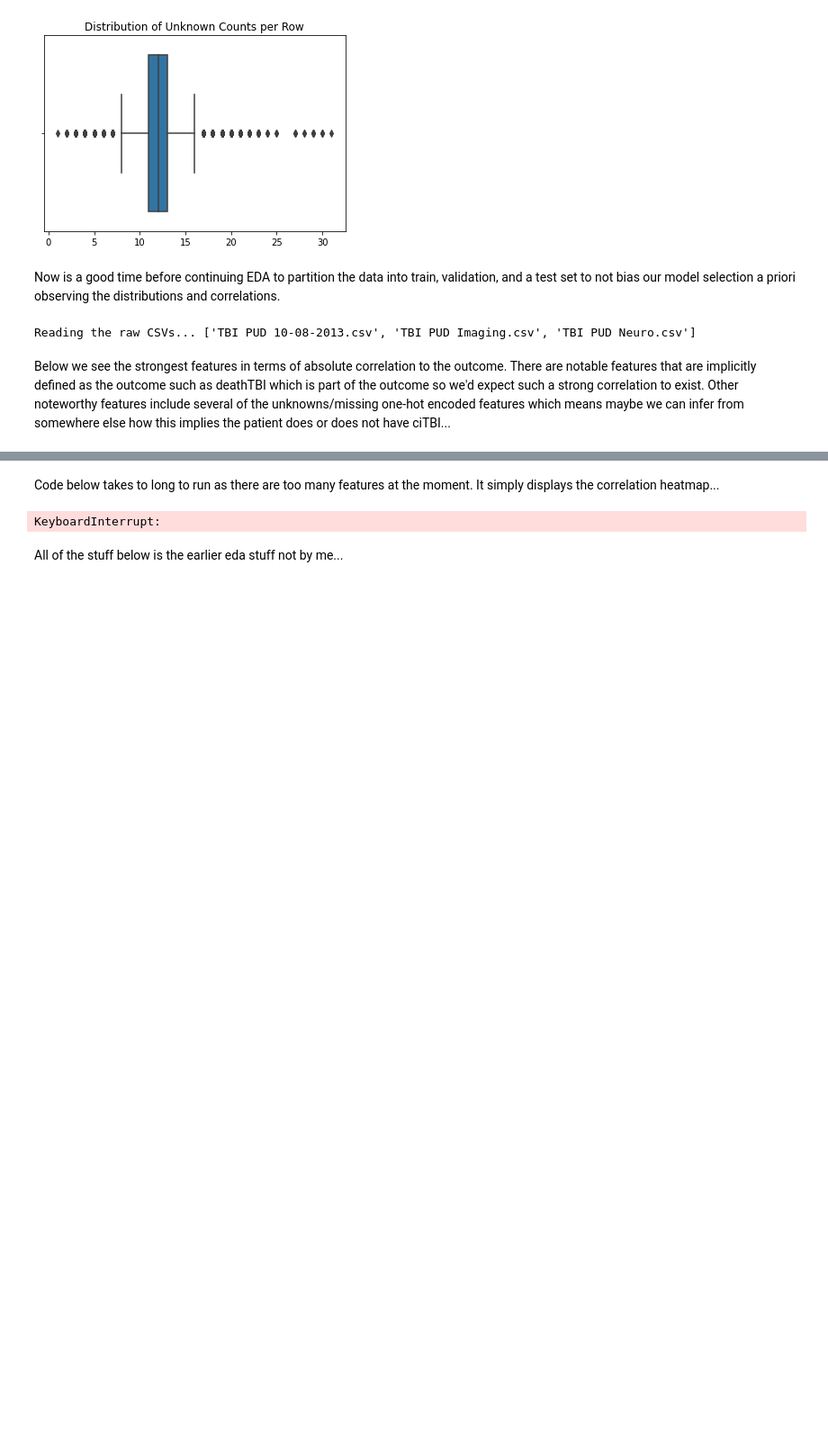
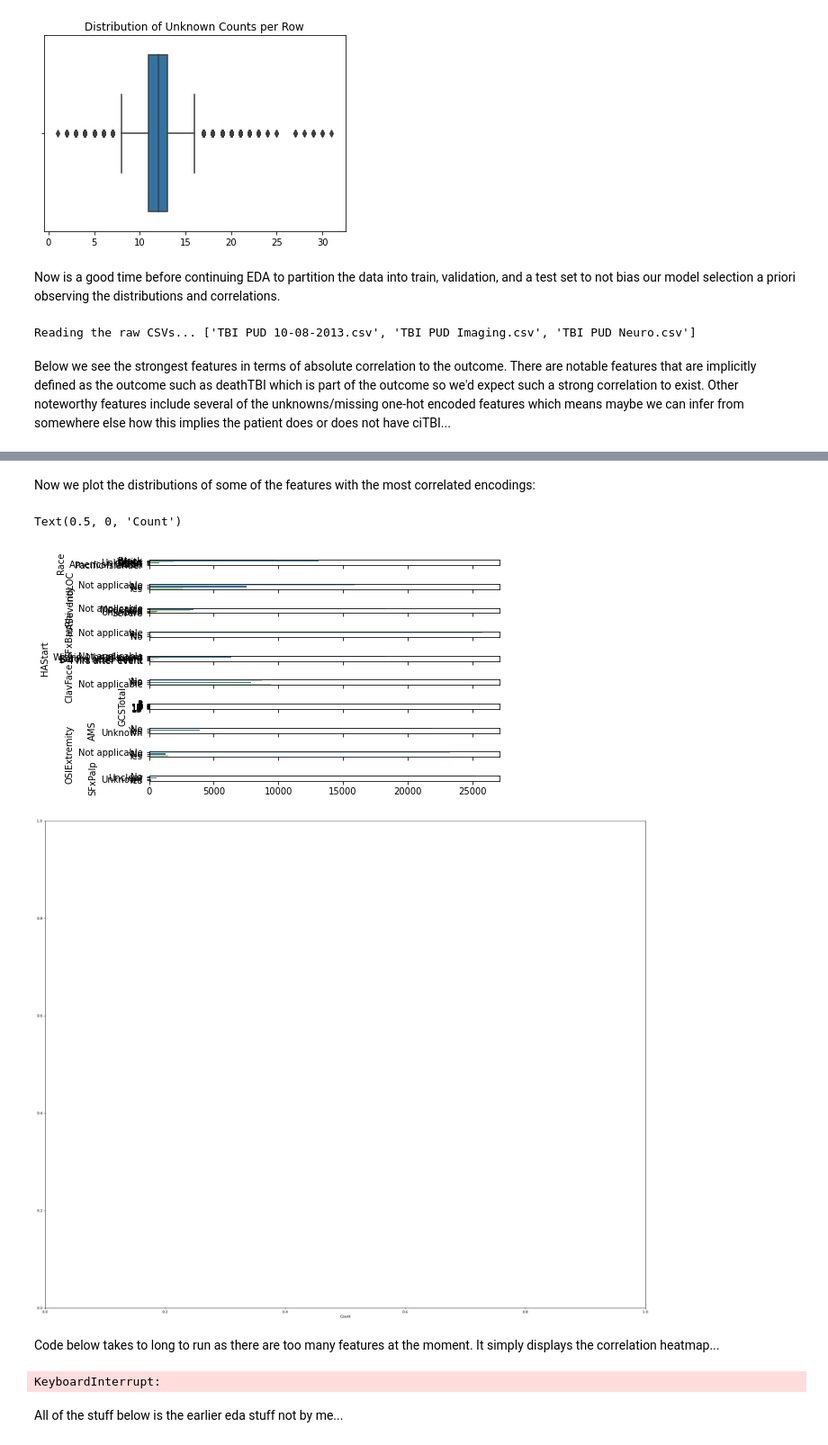
Before and after one commit to Yu-Group/clinical-rule-vetting, a Jupyter notebook: rulevetting/projects/tbi_pecarn/notebooks/00_eda.ipynb, the cells around one changed output, grey strips where cells are left out. Shown at 90% size. Drawn from its saved outputs; the diff is of its cells as text; code cells hidden in the pictures; blank space fills up the shorter version.

Commit message:
adding important feature count pllts

```diff
--- a/rulevetting/projects/tbi_pecarn/notebooks/00_eda.ipynb
+++ b/rulevetting/projects/tbi_pecarn/notebooks/00_eda.ipynb
@@ -151,3 +149,18 @@ barplot(largest_corr, savefig=False, title='Spearman Largest Correlations', xlab
+# %% [markdown]
+Now we plot the distributions of some of the features with the most correlated encodings:
+# %%
+plot_count = 10
+correlated_feats = list(set([feat.split('_')[0] for feat in abs_corr.index.tolist()]))
+fig, axs = plt.subplots(nrows=plot_count, sharex=True)
+fig.tight_layout()
+for i in range(plot_count):
+    sns.countplot(y=correlated_feats[i], data=df, ax=axs[i], palette="Paired")
+    axs[i].set_xlabel('')
+plt.xlabel('Count')
+# %% [output]
+Text(0.5, 0, 'Count')
+[figure, added]
+[figure, added]
 # %% [markdown]
 Code below takes to long to run as there are too many features at the moment. It simply displays the correlation heatmap...
 # %%
```
Also changed, not shown: parts of 3 cells of this notebook.
